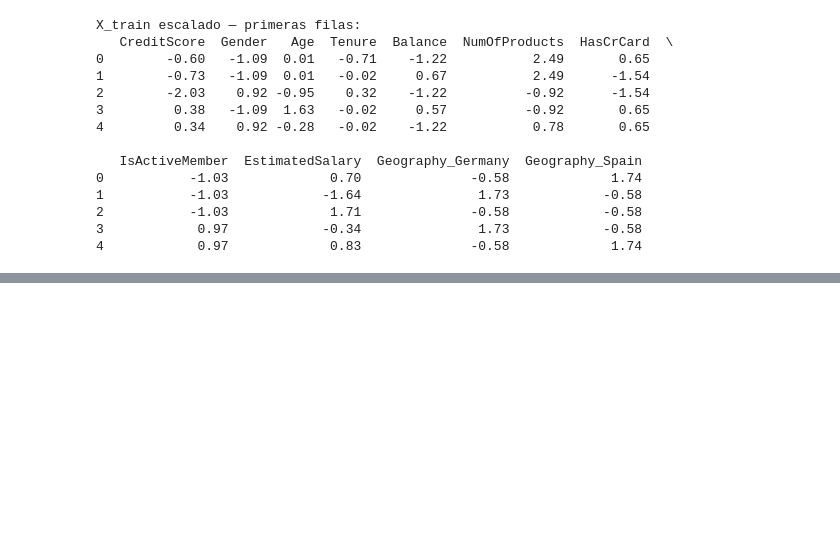
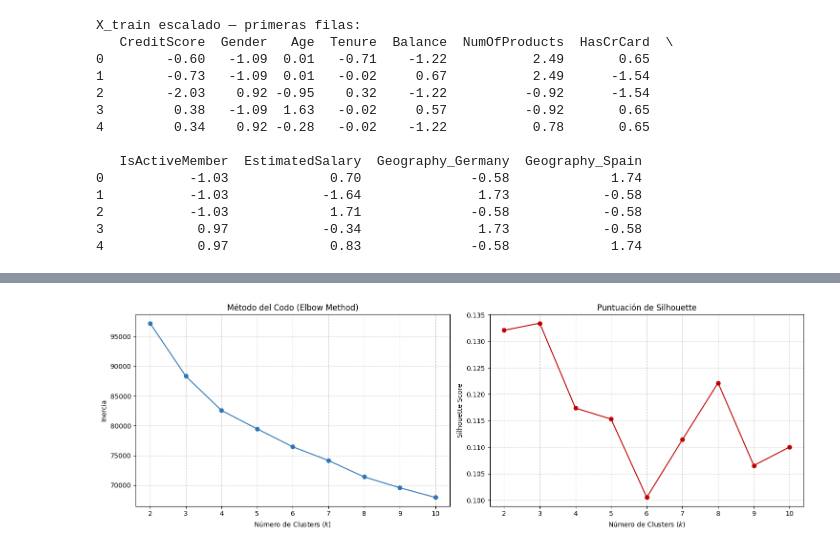
Before and after one commit to DiegoAbarza77/MachineLearning, a Jupyter notebook: ExamenTransversalMachine.ipynb, the cells around one changed output, grey strips where cells are left out. Saved outputs shown, nothing was run; the diff lists cells and outputs as text; code cells hidden in the pictures; blank space fills up the shorter version.

```diff
--- a/ExamenTransversalMachine.ipynb
+++ b/ExamenTransversalMachine.ipynb
@@ -214,0 +361,40 @@ X_train escalado — primeras filas:
+# %%
+from sklearn.cluster import KMeans
+from sklearn.metrics import silhouette_score
+import matplotlib.pyplot as plt
+
+# Para clustering, utilizamos las características predictoras escaladas
+# X ya fue definido anteriormente. Lo volvemos a escalar completo para segmentar a toda la base.
+X_scaled_clust = scaler.fit_transform(X)
+
+inercia = []
+valores_silhouette = []
+rango_k = range(2, 11) # Probaremos entre 2 y 10 clusters
+
+for k in rango_k:
+    kmeans = KMeans(n_clusters=k, random_state=17, n_init=10)
+    kmeans.fit(X_scaled_clust)
+    inercia.append(kmeans.inertia_)
+    valores_silhouette.append(silhouette_score(X_scaled_clust, kmeans.labels_))
+
+# Gráfico del Método del Codo y Silhouette
+fig, axes = plt.subplots(1, 2, figsize=(15, 5))
+
+# Gráfico de Codo
+axes[0].plot(rango_k, inercia, marker='o', color='#2E75B6')
+axes[0].set_title('Método del Codo (Elbow Method)')
+axes[0].set_xlabel('Número de Clusters ($k$)')
+axes[0].set_ylabel('Inercia')
+axes[0].grid(True, linestyle='--', alpha=0.6)
+
+# Gráfico de Silhouette
+axes[1].plot(rango_k, valores_silhouette, marker='o', color='#C00000')
+axes[1].set_title('Puntuación de Silhouette')
+axes[1].set_xlabel('Número de Clusters ($k$)')
+axes[1].set_ylabel('Silhouette Score')
+axes[1].grid(True, linestyle='--', alpha=0.6)
+
+plt.tight_layout()
+plt.show()
+# %% [output]
+[figure, added]
```
Also changed, not shown: parts of 12 cells of this notebook.
